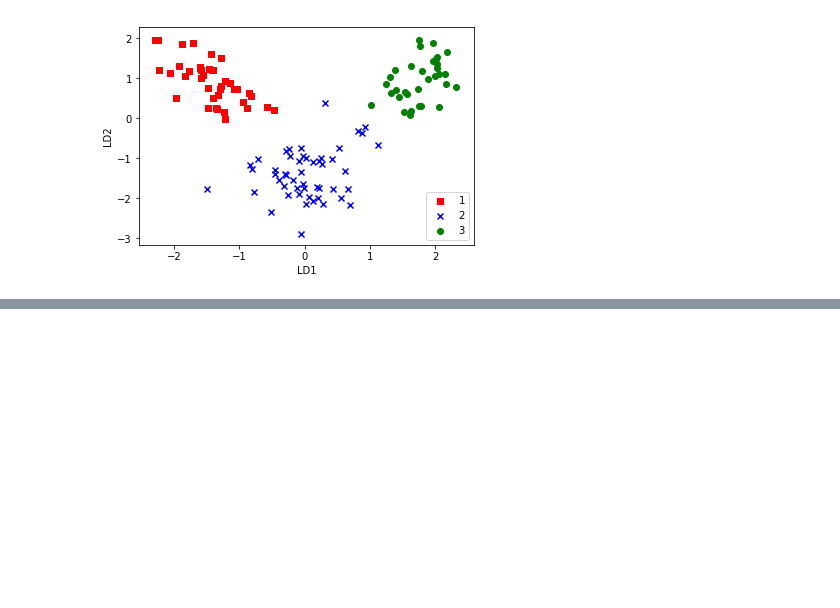
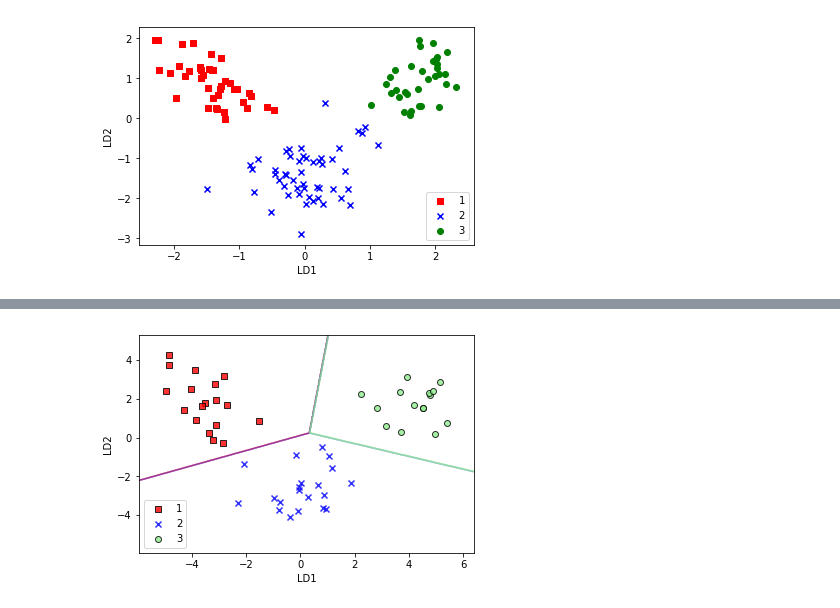
Before and after one commit to katamit/python_ml_Raschka, a Jupyter notebook: chap5-Dimensionality-Reduction/LDA - Linear Discriminant Analysis - Supervised Dimensionality Reduction.ipynb, the cells around one changed output, grey strips where cells are left out. Drawn from its saved outputs; the diff is of its cells as text; code cells hidden in the pictures; blank space fills up the shorter version.

```diff
--- a/chap5-Dimensionality-Reduction/LDA - Linear Discriminant Analysis - Supervised Dimensionality Reduction.ipynb
+++ b/chap5-Dimensionality-Reduction/LDA - Linear Discriminant Analysis - Supervised Dimensionality Reduction.ipynb
@@ -253,0 +278,9 @@ plt.show()
+# %%
+X_test_lda = lda.transform(X_test_std)
+plot_decision_regions(X_test_lda, y_test, classifier=lr)
+plt.xlabel('LD1')
+plt.ylabel('LD2')
+plt.legend(loc = 'lower left')
+plt.show()
+# %% [output]
+[figure, added]
```
Also changed, not shown: parts of 5 cells of this notebook, 2 other files.
